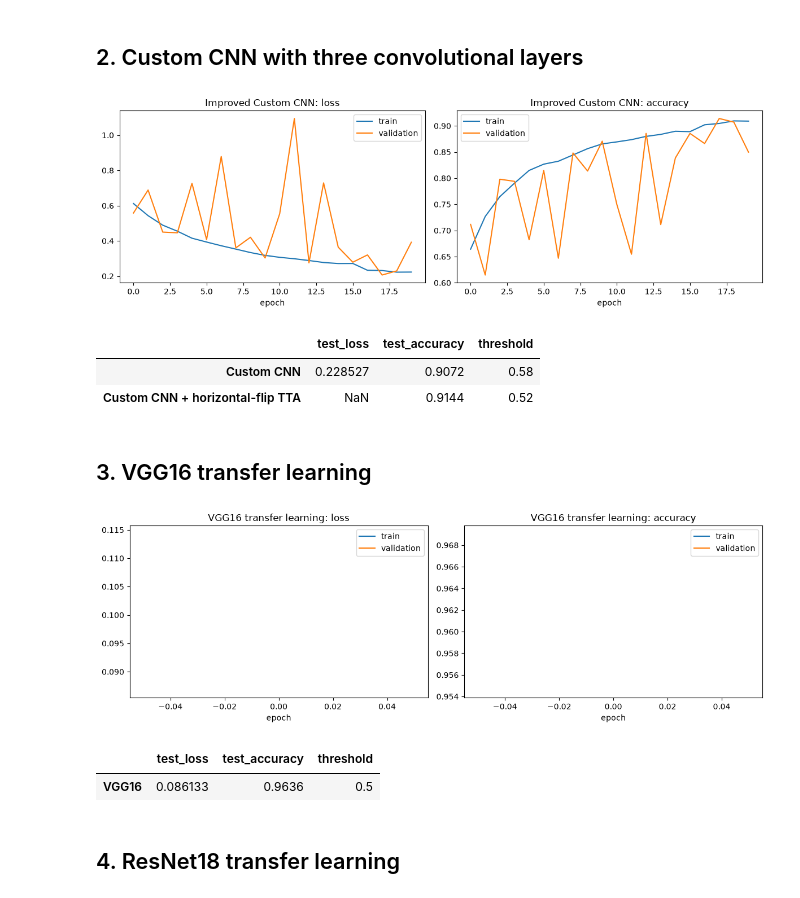
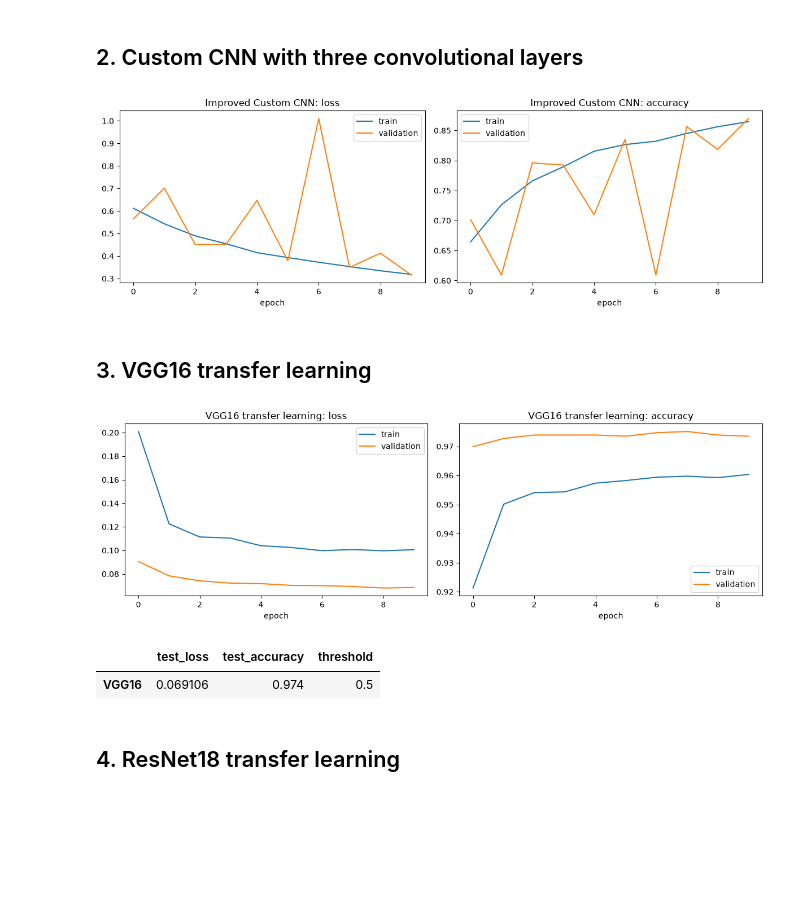
Before and after one commit to OlegYurchik/ml-homework, a Jupyter notebook: HW4/HW4_solution.ipynb, the cells around one changed output. Drawn from its saved outputs; the diff is of its cells as text; code cells hidden in the pictures; blank space fills up the shorter version.

Commit message:
Rerun HW4 with 10 learning epochs

```diff
--- a/HW4/HW4_solution.ipynb
+++ b/HW4/HW4_solution.ipynb
@@ -93,7 +93,7 @@ def run_epoch(model, loader, criterion, optimizer = None):
 def fit(model, epochs = 5, lr = 1e-3):
     model.to(device)
     criterion = nn.BCEWithLogitsLoss()
-    optimizer = optim.AdamW(model.parameters(), lr = lr, weight_decay = 1e-4)
+    optimizer = optim.AdamW([p for p in model.parameters() if p.requires_grad], lr = lr, weight_decay = 1e-4)
     scheduler = optim.lr_scheduler.ReduceLROnPlateau(optimizer, mode="max", factor=0.5, patience=2)
     history = {"train_loss": [], "val_loss": [], "train_acc": [], "val_acc": []}
     best = copy.deepcopy(model.state_dict())
@@ -167,6 +167,14 @@ def evaluate_tta(model, threshold):
     return {"test_accuracy": float(np.mean((probabilities >= threshold) == targets)), "threshold": threshold}
 
 
+def clear_cuda_memory(*models_to_clear):
+    for model in models_to_clear:
+        if model is not None:
+            model.cpu()
+    if torch.cuda.is_available():
+        torch.cuda.empty_cache()
+
+
 def plot_history(history, title):
     fig, axes = plt.subplots(1, 2, figsize=(12, 4))
     axes[0].plot(history["train_loss"], label="train")
@@ -184,52 +192,50 @@ def plot_history(history, title):
 # %%
 class CNN3(nn.Module):
     def __init__(self):
         super().__init__()
         self.features = nn.Sequential(
             nn.Conv2d(3, 32, 3, padding=1), nn.BatchNorm2d(32), nn.ReLU(inplace=True), nn.MaxPool2d(2),
             nn.Conv2d(32, 64, 3, padding=1), nn.BatchNorm2d(64), nn.ReLU(inplace=True), nn.MaxPool2d(2),
             nn.Conv2d(64, 128, 3, padding=1), nn.BatchNorm2d(128), nn.ReLU(inplace=True), nn.MaxPool2d(2),
             nn.Conv2d(128, 256, 3, padding=1), nn.BatchNorm2d(256), nn.ReLU(inplace=True),
             nn.AdaptiveAvgPool2d(1),
         )
         self.classifier = nn.Sequential(nn.Flatten(), nn.Dropout(0.30), nn.Linear(256, 1))
 
     def forward(self, x):
         return self.classifier(self.features(x))
 
 
-cnn_model, cnn_history = fit(CNN3(), epochs=20, lr=5e-4)
+cnn_model, cnn_history = fit(CNN3(), epochs=10, lr=5e-4)
 cnn_threshold = find_best_threshold(cnn_model, val_loader)
 cnn_score = evaluate_model(cnn_model, threshold=cnn_threshold)
 plot_history(cnn_history, "Improved Custom CNN")
 cnn_tta_threshold = best_tta_threshold(cnn_model, val_loader)
 cnn_tta_score = evaluate_tta(cnn_model, cnn_tta_threshold)
 pd.DataFrame([cnn_score, cnn_tta_score], index=["Custom CNN", "Custom CNN + horizontal-flip TTA"])
+
+clear_cuda_memory()
 # %% [output]
-[figure, old version]
+[figure, new version]
-|  | test_loss | test_accuracy | threshold |
-| Custom CNN | 0.228527 | 0.9072 | 0.58 |
-| Custom CNN + horizontal-flip TTA | NaN | 0.9144 | 0.52 |
 # %% [markdown]
 ## 3. VGG16 transfer learning
 # %%
 def make_vgg():
-    weights = models.VGG16_Weights.DEFAULT
-    model = models.vgg16(weights = weights)
-    for parameter in model.features.parameters():
+    model = models.vgg16(weights = models.VGG16_Weights.DEFAULT)
+    for parameter in model.parameters():
         parameter.requires_grad = False
     model.classifier[6] = nn.Linear(model.classifier[6].in_features, 1)
     return model
 
 
-vgg_model, vgg_history = fit(make_vgg(), epochs=1, lr=1e-4)
+vgg_model, vgg_history = fit(make_vgg(), epochs=10, lr=1e-4)
 vgg_score = evaluate_model(vgg_model)
 plot_history(vgg_history, "VGG16 transfer learning")
 pd.DataFrame([vgg_score], index=["VGG16"])
 # %% [output]
-[figure, old version]
+[figure, new version]
 |  | test_loss | test_accuracy | threshold |
-| VGG16 | 0.086133 | 0.9636 | 0.5 |
+| VGG16 | 0.069106 | 0.974 | 0.5 |
 # %% [markdown]
 ## 4. ResNet18 transfer learning
 # %%
```
Also changed, not shown: parts of 3 cells of this notebook, 1 other file.
